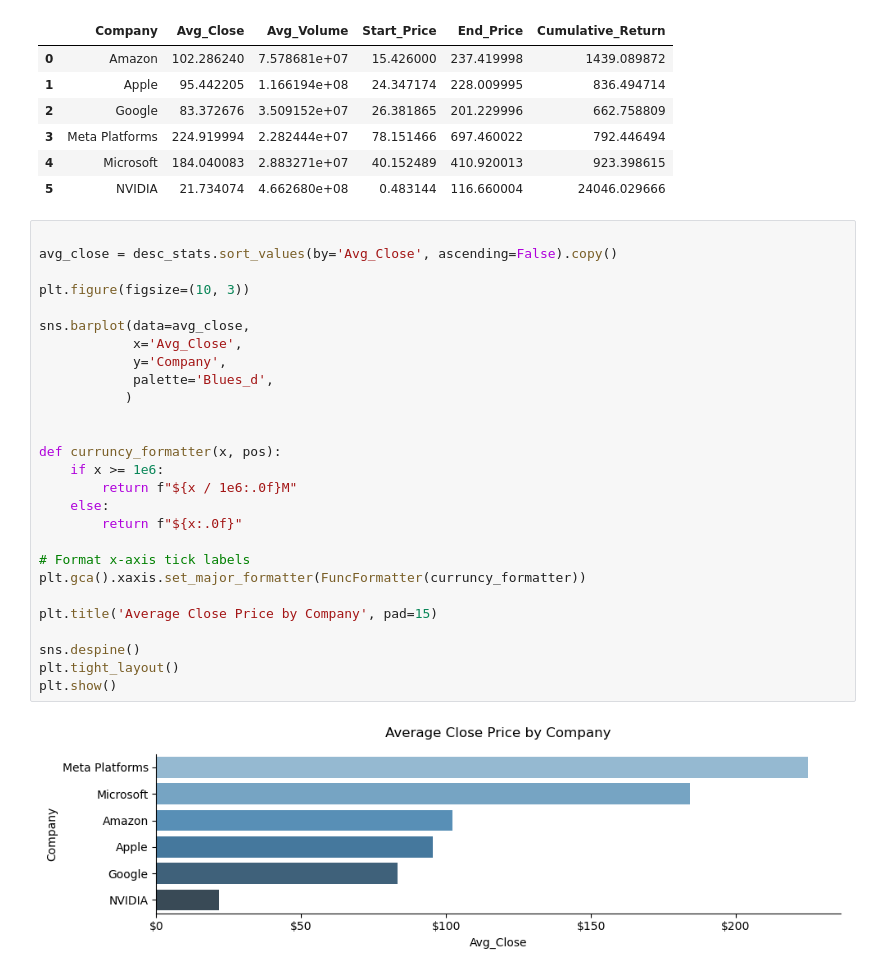
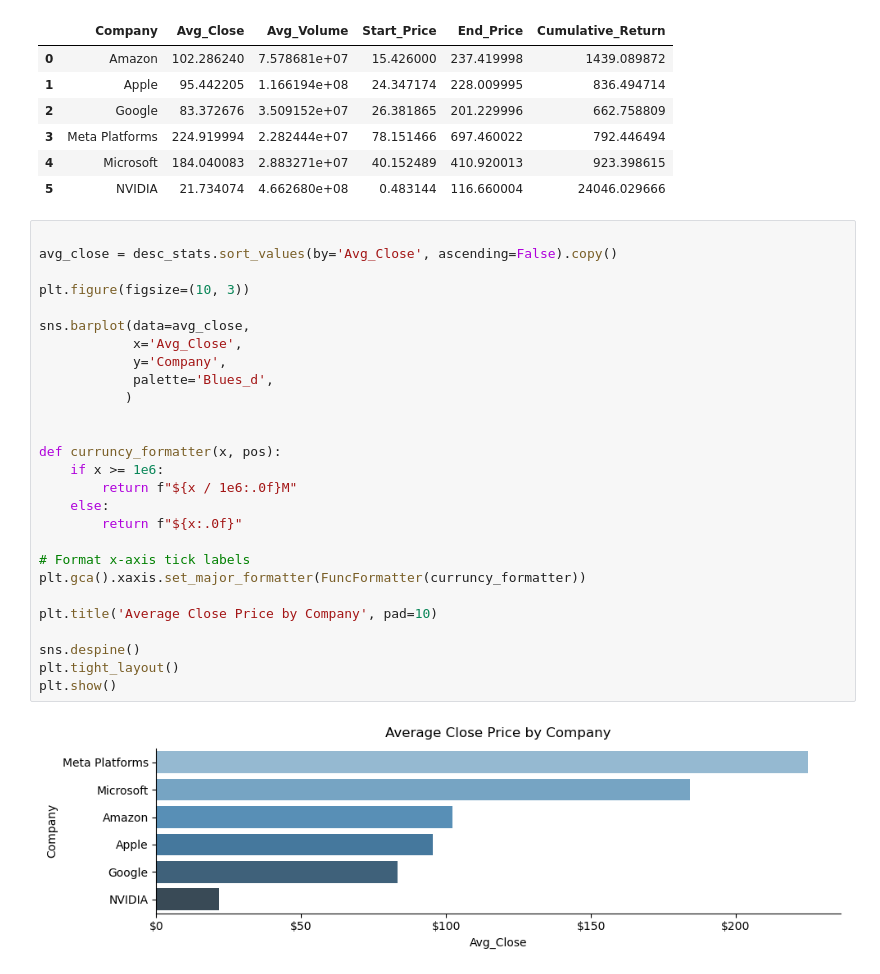
Before and after one commit to modyreturn/Stock-Market-Analysis, a Jupyter notebook: Stock_Analysis.ipynb, the cells around one changed output. Cells and saved outputs as stored; diff of their text form.

```diff
--- a/Stock_Analysis.ipynb
+++ b/Stock_Analysis.ipynb
@@ -150,32 +144,32 @@ desc_stats
 # %%
 
 avg_close = desc_stats.sort_values(by='Avg_Close', ascending=False).copy()
 
 plt.figure(figsize=(10, 3))
 
 sns.barplot(data=avg_close,
             x='Avg_Close',
             y='Company',
             palette='Blues_d',
            )
 
 
 def curruncy_formatter(x, pos):
     if x >= 1e6:
         return f"${x / 1e6:.0f}M"
     else:
         return f"${x:.0f}"
 
 # Format x-axis tick labels
 plt.gca().xaxis.set_major_formatter(FuncFormatter(curruncy_formatter))
 
-plt.title('Average Close Price by Company', pad=15)
+plt.title('Average Close Price by Company', pad=10)
 
 sns.despine()
 plt.tight_layout()
 plt.show()
 # %% [output]
-[figure, old version]
+[figure, new version]
 # %%
 
 avg_volume = desc_stats.sort_values(by='Avg_Volume', ascending=False).copy()
```
Also changed, not shown: parts of 4 cells of this notebook.
